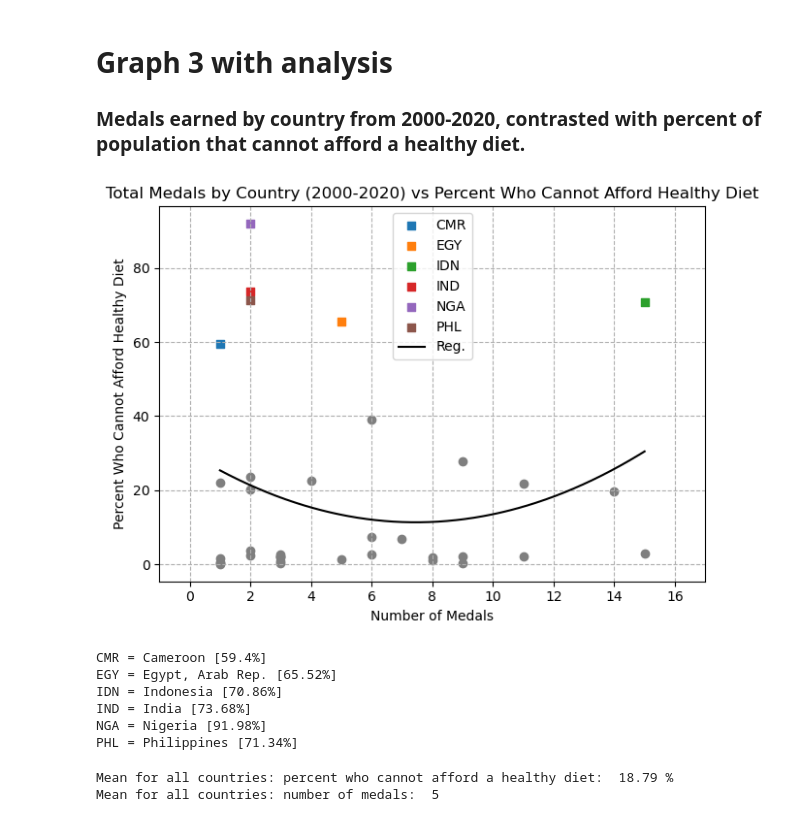
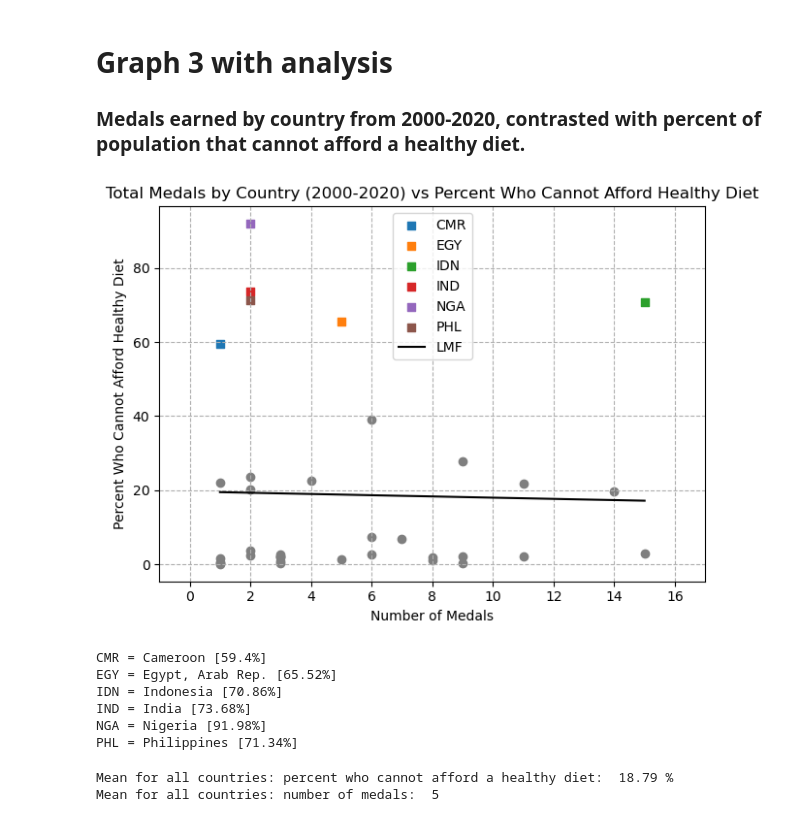
Before and after one commit to nichS21/DS-256-Group-Project, a Jupyter notebook: Stach - Individual Analysis.ipynb, the cells around one changed output. Drawn from its saved outputs; the diff is of its cells as text; code cells hidden in the pictures.

```diff
--- a/Stach - Individual Analysis.ipynb
+++ b/Stach - Individual Analysis.ipynb
@@ -364,37 +364,37 @@ for i in range(len(cCodes)):
     # Plot this country, with some conditions to highlight high values
     if((avg > 58)):
         graphCodes.append(country)
         plt.scatter(num, avg, label=country, marker='s')
     else:
         plt.scatter(num, avg, color='tab:gray')
 
 
 # Fit a model
-coeff = np.polyfit(numMedals, percentAvgs, 2)                           # get coefficients of polynomial
+coeff = np.polyfit(numMedals, percentAvgs, 1)                           # get coefficients of polynomial
 polyFunc = np.poly1d(coeff)                                             # create polynomial using coefficients from polyfit()
 xdata = np.linspace(np.min(numMedals), np.max(numMedals), 1000)         # xdata for linear model fit
 ydata = polyFunc(xdata)                                                 # ydata for linear model fit
 
-plt.plot(xdata, ydata, color='black', label='Reg.')                     # plot regression line
+plt.plot(xdata, ydata, color='blsack', label='LMF')                     # plot regression line
 
 
 # Graph settings
 plt.title("Total Medals by Country (2000-2020) vs Percent Who Cannot Afford Healthy Diet")
 plt.xlabel("Number of Medals")
 plt.ylabel("Percent Who Cannot Afford Healthy Diet")
 plt.xticks(np.arange(0,17,2))
 plt.xlim(-1,17)
 plt.grid(linestyle='dashed')
 plt.tight_layout()
-plt.legend()
+plt.legend(loc='upper center')
 plt.show()
 
 # Get names of each highlighted country and print
 for code in graphCodes:
     name = DFDiet[DFDiet.country_code == code].country_name.values[0]
     print(code, " = ", name, " [", round(percentAvgs[np.where(dietCodes == code)][0], 2), "%]", sep='')
 # %% [output]
-[figure, old version]
+[figure, new version]
 CMR = Cameroon [59.4%]
 EGY = Egypt, Arab Rep. [65.52%]
 IDN = Indonesia [70.86%]
```
Also changed, not shown: 2 other files.
